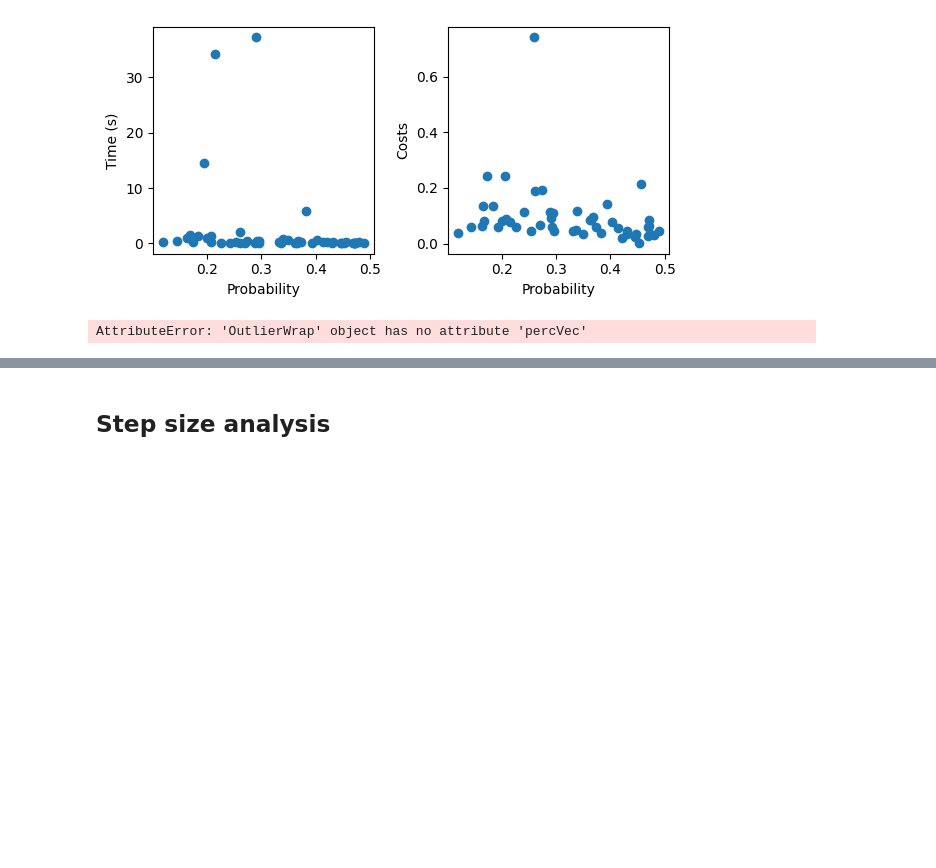
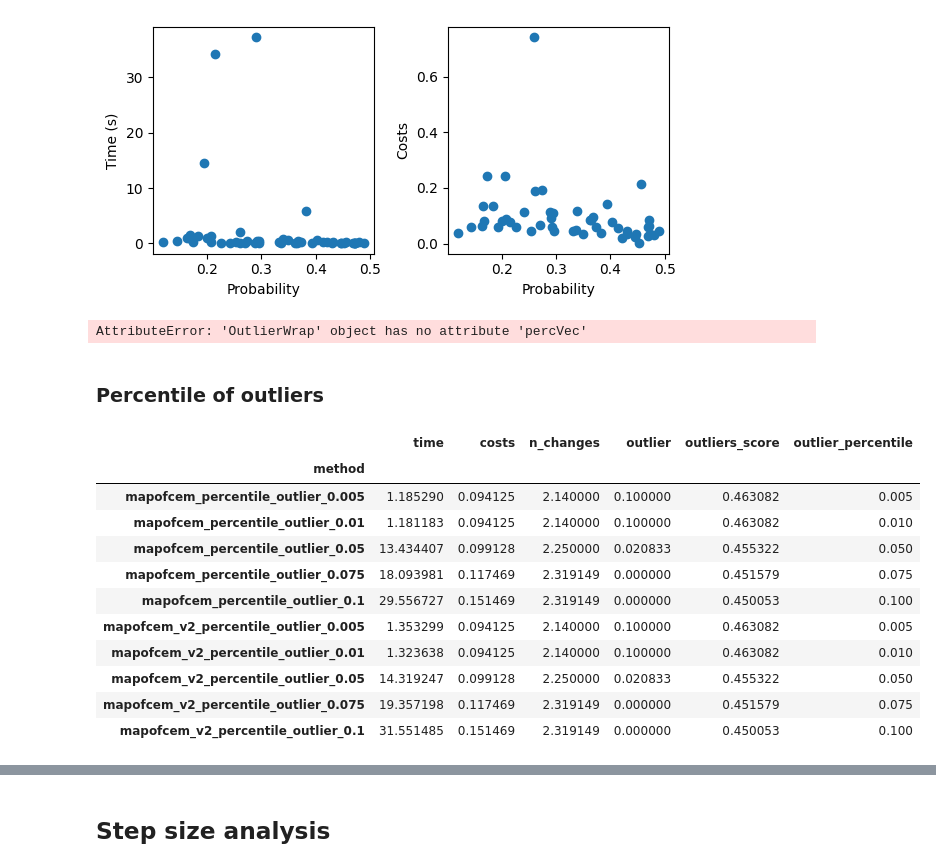
Before and after one commit to hiaac-finance/cfmining, a Jupyter notebook: notebooks/analyze_results.ipynb, the cells around one changed output, grey strips where cells are left out. Drawn from its saved outputs; the diff is of its cells as text; code cells hidden in the pictures; blank space fills up the shorter version.

```diff
--- a/notebooks/analyze_results.ipynb
+++ b/notebooks/analyze_results.ipynb
@@ -310,3 +310,40 @@ results = pd.read_csv("../results/taiwan/bruteforce_percentile.csv")
 summarize_results(results, outlier_detection)
 # %% [output]
 AttributeError: 'OutlierWrap' object has no attribute 'percVec'
+# %% [markdown]
+### Percentile of outliers
+# %%
+paths = "../results/taiwan/"
+methods = [f"mapofcem_percentile_outlier_{x}" for x in [0.005, 0.01, 0.05, 0.075, 0.1]] + [f"mapofcem_v2_percentile_outlier_{x}" for x in [0.005, 0.01, 0.05, 0.075, 0.1]]
+
+
+
+results = []
+for m in methods:
+    results_saved = pd.read_csv(f"{paths}{m}.csv")
+    results.append(summarize_results(results_saved, perc_calc, outlier_detection, display_results = False))
+    results[-1]["method"] = m
+results = pd.concat(results)
+results["outlier_percentile"] = results["method"].apply(lambda x: float(x.split("_")[-1]))
+results = results.groupby("method").agg({
+    "time" : "mean",
+    "costs" : "mean",
+    "n_changes" : "mean",
+    "outlier" : "mean",
+    "outliers_score" : "mean",
+    "outlier_percentile" : "first"
+})
+results
+# %% [output]
+|  | time | costs | n_changes | outlier | outliers_score | outlier_percentile |
+| method |  |  |  |  |  |  |
+| mapofcem_percentile_outlier_0.005 | 1.185290 | 0.094125 | 2.140000 | 0.100000 | 0.463082 | 0.005 |
+| mapofcem_percentile_outlier_0.01 | 1.181183 | 0.094125 | 2.140000 | 0.100000 | 0.463082 | 0.010 |
+| mapofcem_percentile_outlier_0.05 | 13.434407 | 0.099128 | 2.250000 | 0.020833 | 0.455322 | 0.050 |
+| mapofcem_percentile_outlier_0.075 | 18.093981 | 0.117469 | 2.319149 | 0.000000 | 0.451579 | 0.075 |
+| mapofcem_percentile_outlier_0.1 | 29.556727 | 0.151469 | 2.319149 | 0.000000 | 0.450053 | 0.100 |
+| mapofcem_v2_percentile_outlier_0.005 | 1.353299 | 0.094125 | 2.140000 | 0.100000 | 0.463082 | 0.005 |
+| mapofcem_v2_percentile_outlier_0.01 | 1.323638 | 0.094125 | 2.140000 | 0.100000 | 0.463082 | 0.010 |
+| mapofcem_v2_percentile_outlier_0.05 | 14.319247 | 0.099128 | 2.250000 | 0.020833 | 0.455322 | 0.050 |
+| mapofcem_v2_percentile_outlier_0.075 | 19.357198 | 0.117469 | 2.319149 | 0.000000 | 0.451579 | 0.075 |
+| mapofcem_v2_percentile_outlier_0.1 | 31.551485 | 0.151469 | 2.319149 | 0.000000 | 0.450053 | 0.100 |
```
Also changed, not shown: parts of 1 cell of this notebook, 1 other file.
